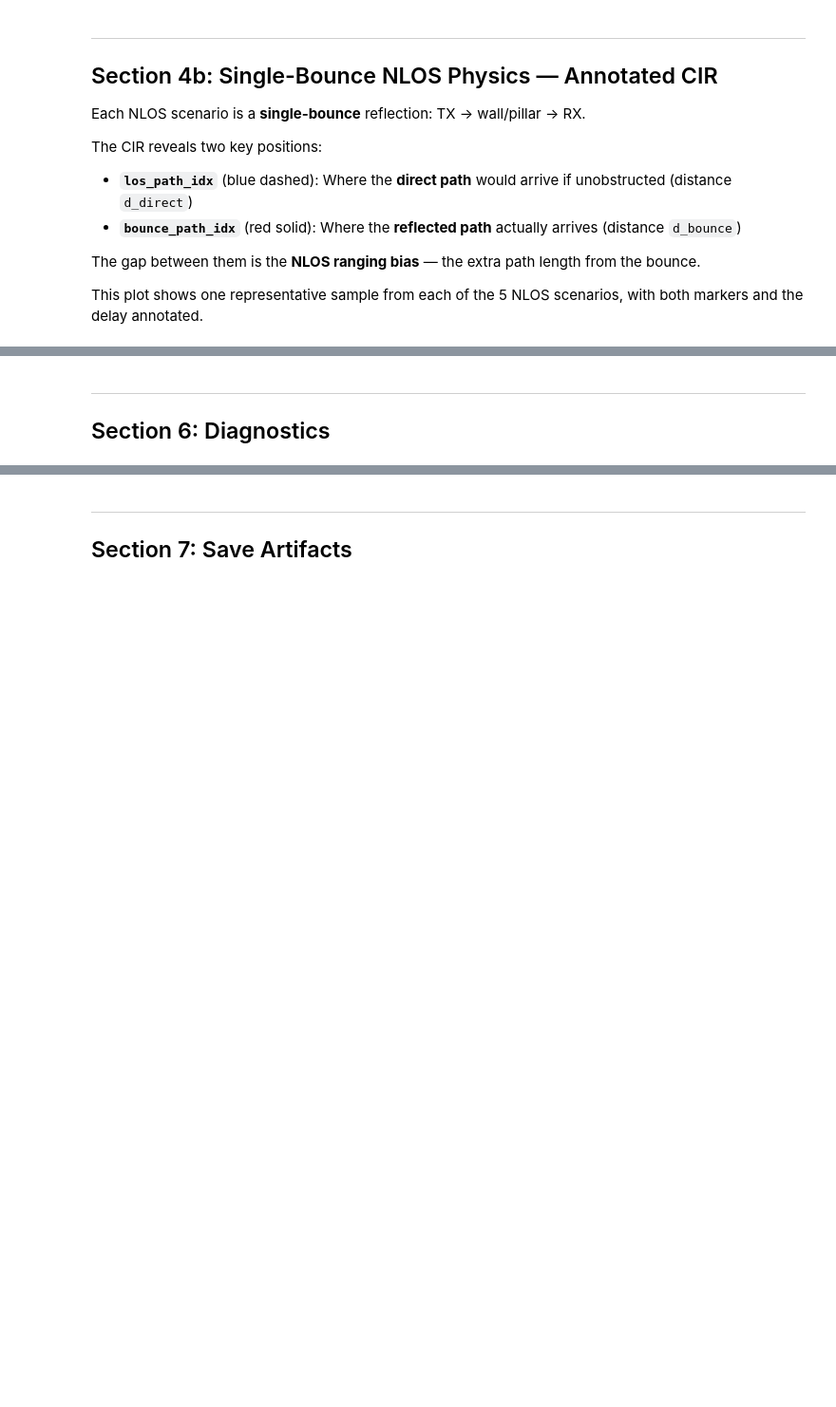
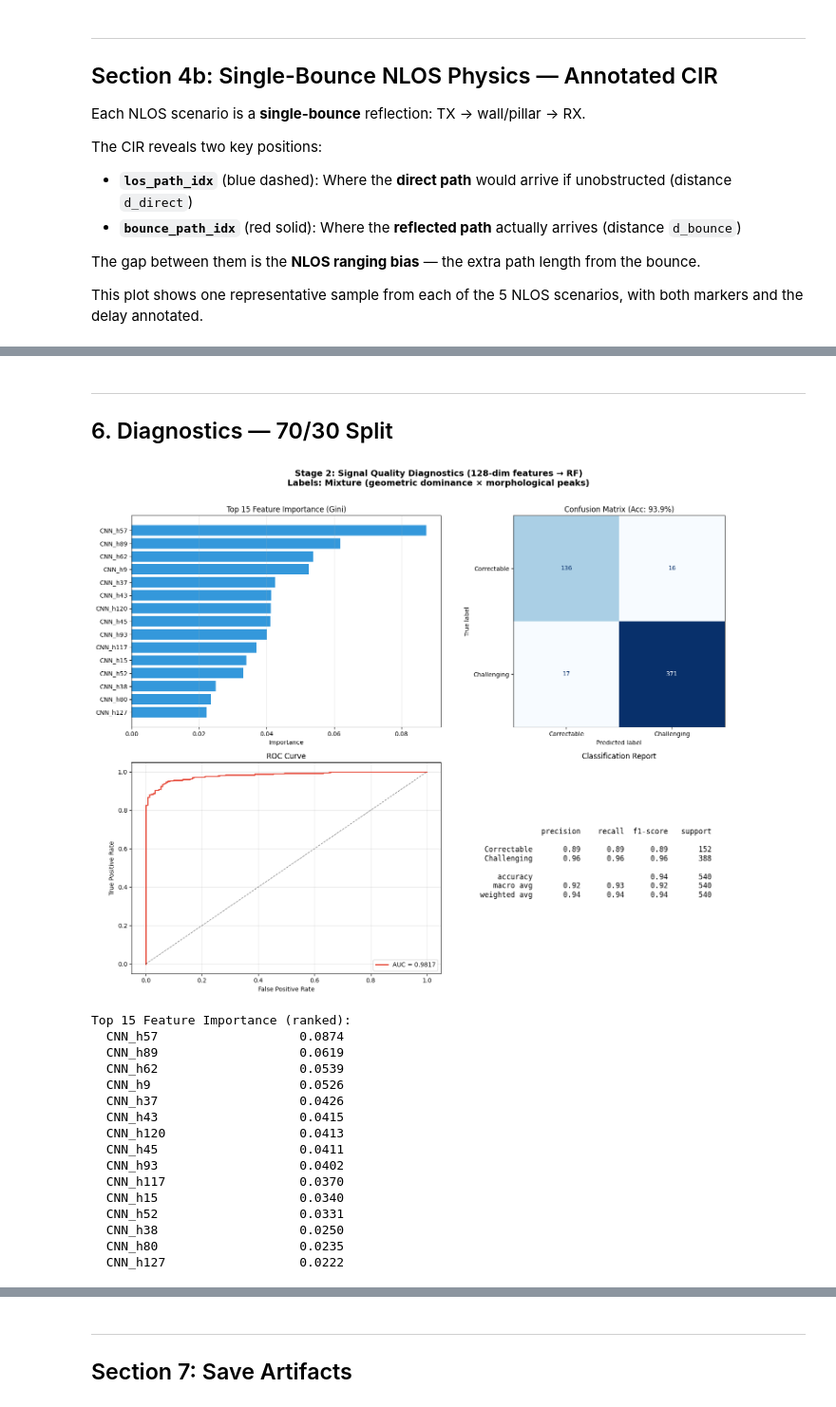
Before and after one commit to jonathanljc/capstone, a Jupyter notebook: cnn/stage2_bounce_classifier.ipynb, the cells around one changed output, grey strips where cells are left out. Shown at 95% size. Saved outputs shown, nothing was run; the diff lists cells and outputs as text; code cells hidden in the pictures; blank space fills up the shorter version.

```diff
--- a/cnn/stage2_bounce_classifier.ipynb
+++ b/cnn/stage2_bounce_classifier.ipynb
@@ -948,18 +866,17 @@ plt.show()
 # %% [markdown]
 ---
-## Section 6: Diagnostics
+## 6. Diagnostics — 70/30 Split
 # %%
 # ==========================================
-# DIAGNOSTICS (using selected model from ablation)
+# DIAGNOSTICS
 # ==========================================
-y_pred = rf_model.predict(X_test_final)
+y_pred_diag = rf_model.predict(X_test)
 
-# Safety: handle single-class edge case
-proba = rf_model.predict_proba(X_test_final)
-if proba.shape[1] > 1:
-    y_prob = proba[:, 1]
+proba_diag = rf_model.predict_proba(X_test)
+if proba_diag.shape[1] > 1:
+    y_prob_diag = proba_diag[:, 1]
 else:
-    y_prob = proba[:, 0]
+    y_prob_diag = proba_diag[:, 0]
 
 fig, axs = plt.subplots(2, 2, figsize=(16, 12))
 plt.subplots_adjust(hspace=0.35, wspace=0.3)
@@ -970,66 +887,68 @@ importances = rf_model.feature_importances_
 top_k = min(15, len(importances))
 sorted_idx = np.argsort(importances)[-top_k:]
 ax.barh(np.array(FEATURE_NAMES)[sorted_idx], importances[sorted_idx], color='#3498db')
-# Highlight strongest_peak_power bar if present and in top-k
-if 'strongest_peak_power' in FEATURE_NAMES:
-    spp_idx = FEATURE_NAMES.index('strongest_peak_power')
-    if spp_idx in sorted_idx:
-        rank_pos = np.where(sorted_idx == spp_idx)[0][0]
-        bars = ax.patches
-        if rank_pos < len(bars):
-            bars[rank_pos].set_color('#e67e22')
-    subtitle = "\n(orange = strongest_peak_power)" if spp_idx in sorted_idx else ""
-else:
-    subtitle = ""
-ax.set_title(f"Top {top_k} Feature Importance (Gini){subtitle}")
+ax.set_title(f"Top {top_k} Feature Importance (Gini)")
 ax.set_xlabel("Importance")
 ax.grid(True, alpha=0.3, axis='x')
 
 # 2. Confusion Matrix
 ax = axs[0, 1]
-cm = confusion_matrix(y_test, y_pred)
+cm = confusion_matrix(y_test, y_pred_diag)
 disp = ConfusionMatrixDisplay(cm, display_labels=['Correctable', 'Challenging'])
 disp.plot(ax=ax, cmap='Blues', colorbar=False)
-acc = (y_test == y_pred).mean()
+acc = (y_test == y_pred_diag).mean()
 ax.set_title(f"Confusion Matrix (Acc: {100*acc:.1f}%)")
 
 # 3. ROC Curve
 ax = axs[1, 0]
 if len(np.unique(y_test)) > 1:
-    fpr, tpr, _ = roc_curve(y_test, y_prob)
+    fpr, tpr, _ = roc_curve(y_test, y_prob_diag)
     roc_auc = auc(fpr, tpr)
     ax.plot(fpr, tpr, color='#e74c3c', lw=2, label=f'AUC = {roc_auc:.4f}')
     ax.plot([0, 1], [0, 1], 'k--', lw=1, alpha=0.5)
     ax.set_title("ROC Curve")
     ax.set_xlabel("False Positive Rate")
     ax.set_ylabel("True Positive Rate")
     ax.legend(loc='lower right')
 else:
     ax.text(0.5, 0.5, 'Single class in test set', ha='center', va='center', fontsize=12)
     ax.set_title("ROC Curve (N/A)")
 ax.grid(True, alpha=0.3)
 
 # 4. Classification Report
 ax = axs[1, 1]
-report = classification_report(y_test, y_pred,
+report_text = classification_report(y_test, y_pred_diag,
                                target_names=['Correctable', 'Challenging'])
-ax.text(0.05, 0.5, report, fontsize=12, fontfamily='monospace',
+ax.text(0.05, 0.5, report_text, fontsize=12, fontfamily='monospace',
         verticalalignment='center', transform=ax.transAxes)
 ax.set_title("Classification Report")
 ax.axis('off')
 
 plt.suptitle(f"Stage 2: Signal Quality Diagnostics ({FEATURE_DIM}-dim features → RF)\n"
              f"Labels: Mixture (geometric dominance × morphological peaks)",
              fontsize=14, fontweight='bold', y=1.01)
 plt.tight_layout()
 plt.show()
 
 # Print top features
 print(f"\nTop 15 Feature Importance (ranked):")
 for feat, imp in sorted(zip(FEATURE_NAMES, importances), key=lambda x: -x[1])[:15]:
     print(f"  {feat:<25} {imp:.4f}")
-
-if 'strongest_peak_power' in FEATURE_NAMES:
-    spp_imp = importances[FEATURE_NAMES.index('strongest_peak_power')]
-    spp_rank = sorted(importances, reverse=True).index(spp_imp) + 1
-    print(f"\nStrongest peak power: rank {spp_rank}/{len(FEATURE_NAMES)}, importance={spp_imp:.4f}")
+# %% [output]
+[figure, added]
+Top 15 Feature Importance (ranked):
+  CNN_h57                   0.0874
+  CNN_h89                   0.0619
+  CNN_h62                   0.0539
+  CNN_h9                    0.0526
+  CNN_h37                   0.0426
+  CNN_h43                   0.0415
+  CNN_h120                  0.0413
+  CNN_h45                   0.0411
+  CNN_h93                   0.0402
+  CNN_h117                  0.0370
+  CNN_h15                   0.0340
+  CNN_h52                   0.0331
+  CNN_h38                   0.0250
+  CNN_h80                   0.0235
+  CNN_h127                  0.0222
```
Also changed, not shown: parts of 15 cells of this notebook, 33 other files.
